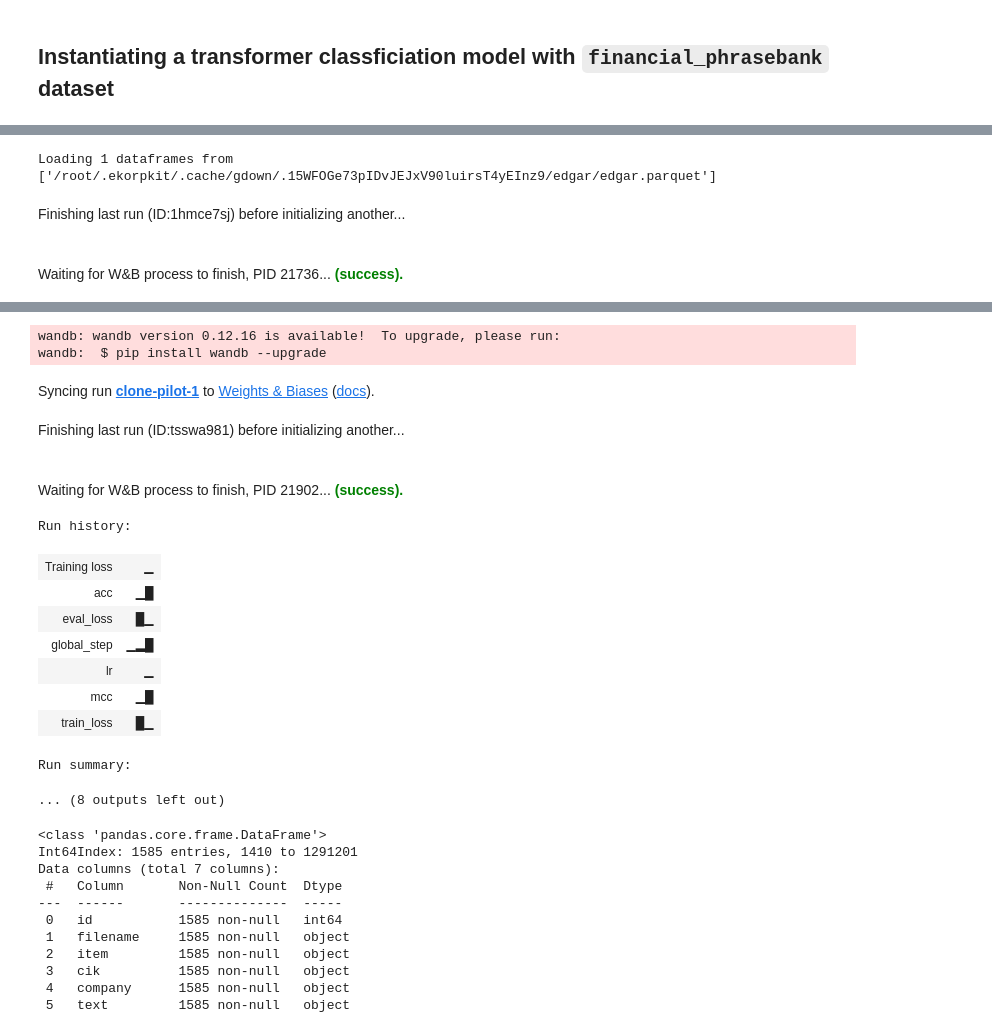
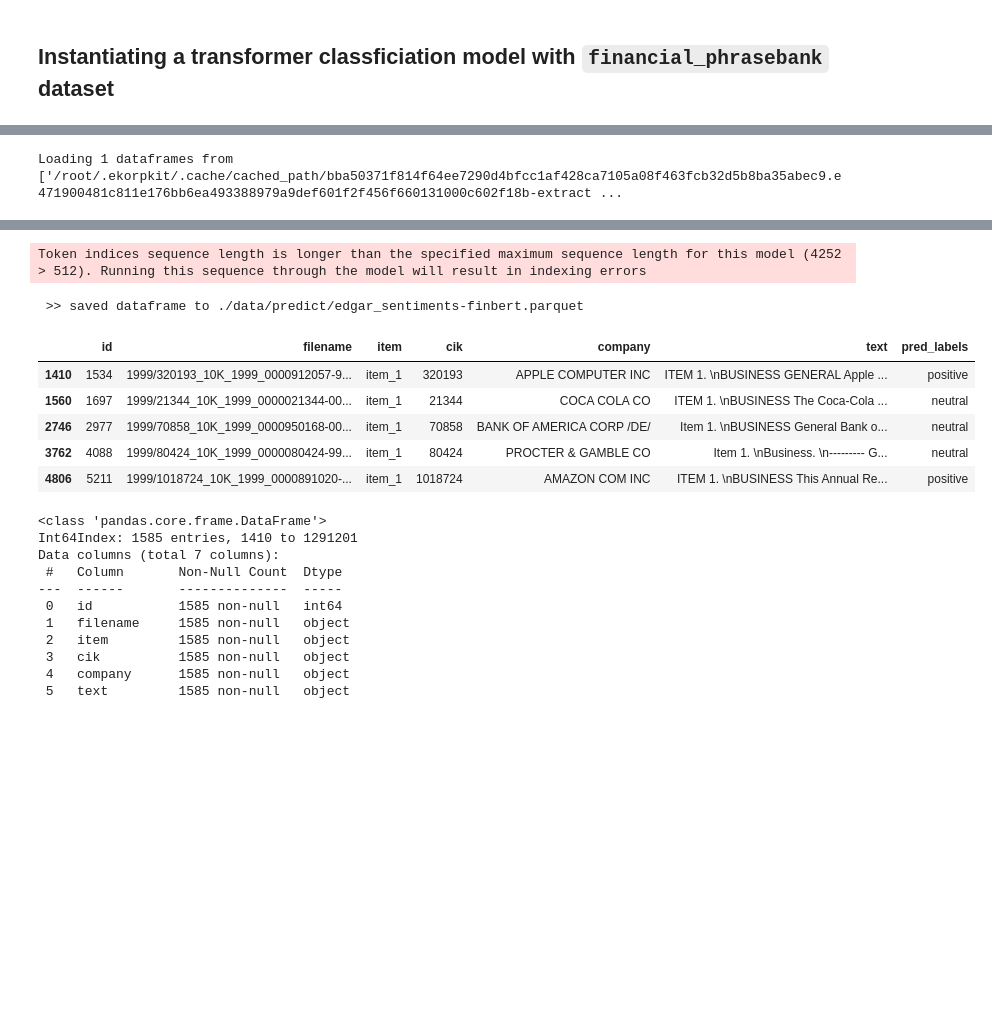
Before and after one commit to entelecheia/ekorpkit-config, a Jupyter notebook: ekorpkit-book/docs/tutorials/sentiment/predict_edgar.ipynb, the cells around one changed output, grey strips where cells are left out. Saved outputs shown, nothing was run; the diff lists cells and outputs as text; code cells hidden in the pictures; blank space fills up the shorter version.

Commit message:
update ekorpkit-book sentiment notebooks

```diff
--- a/ekorpkit-book/docs/tutorials/sentiment/predict_edgar.ipynb
+++ b/ekorpkit-book/docs/tutorials/sentiment/predict_edgar.ipynb
@@ -40,7 +29,6 @@ from ekorpkit import eKonf
 ds_cfg = eKonf.compose(config_group='dataset=dataset')
 ds_cfg.name = 'financial_phrasebank'
 ds_cfg.data_dir = "${cached_path:'gd://15TUjIfQstCYXU82s0pcaxh2QcSWf1zyG:financial_phrasebank.zip',true,false}"
-ds_cfg.use_name_as_subdir = False
 ds = eKonf.instantiate(ds_cfg)
 # %% [markdown]
 ## Compose a config for the LM sentiment analyser class
@@ -135,7 +95,8 @@ Syncing run civilized-senate-14 to Weights & Biases (docs).
 cfg = eKonf.compose(config_group='pipeline=pipeline')
 cfg.verbose = True
 cfg.name = 'edgar_sentiments'
-cfg.data_dir = "${cached_path:'gd://15WFOGe73pIDvJEJxV90luirsT4yEInz9:edgar.zip',true,true}"
+cfg.data_dir = "${cached_path:'https://github.com/entelecheia/ekorpkit-config/raw/main/data/edgar.zip',true,false}"
+cfg.data_dir += "/edgar"
 cfg.data_file = 'edgar.parquet'
 cfg.columns_to_keep = ['id', 'filename', 'item', 'cik', 'company', 'text']
 cfg._pipeline_ = ['predict']
@@ -146,6 +107,4 @@ cfg.num_workers = 1
 df = eKonf.instantiate(cfg)
 df.head()
 # %% [output]
-Loading 1 dataframes from ['/root/.ekorpkit/.cache/gdown/.15WFOGe73pIDvJEJxV90luirsT4yEInz9/edgar/edgar.parquet']
+Loading 1 dataframes from ['/root/.ekorpkit/.cache/cached_path/bba50371f814f64ee7290d4bfcc1af428ca7105a08f463fcb32d5b8ba35abec9.e471900481c811e176bb6ea493388979a9def601f2f456f660131000c602f18b-extract ...
-Finishing last run (ID:1hmce7sj) before initializing another...
-Waiting for W&B process to finish, PID 21736... (success).
@@ -154,18 +111,11 @@ Successfully finished last run (ID:1hmce7sj). Initializing new run:
-wandb: wandb version 0.12.16 is available!  To upgrade, please run:
-wandb:  $ pip install wandb --upgrade
+Token indices sequence length is longer than the specified maximum sequence length for this model (4252 > 512). Running this sequence through the model will result in indexing errors
-Syncing run clone-pilot-1 to Weights & Biases (docs).
-Finishing last run (ID:tsswa981) before initializing another...
-Waiting for W&B process to finish, PID 21902... (success).
-Run history:
+ >> saved dataframe to ./data/predict/edgar_sentiments-finbert.parquet
-| Training loss | ▁ |
-| acc | ▁█ |
-| eval_loss | █▁ |
-| global_step | ▁▂█ |
-| lr | ▁ |
-| mcc | ▁█ |
-| train_loss | █▁ |
+|  | id | filename | item | cik | company | text | pred_labels |
+| 1410 | 1534 | 1999/320193_10K_1999_0000912057-9... | item_1 | 320193 | APPLE COMPUTER INC | ITEM 1. \nBUSINESS GENERAL Apple ... | positive |
+| 1560 | 1697 | 1999/21344_10K_1999_0000021344-00... | item_1 | 21344 | COCA COLA CO | ITEM 1. \nBUSINESS The Coca-Cola ... | neutral |
+| 2746 | 2977 | 1999/70858_10K_1999_0000950168-00... | item_1 | 70858 | BANK OF AMERICA CORP /DE/ | Item 1. \nBUSINESS General Bank o... | neutral |
+| 3762 | 4088 | 1999/80424_10K_1999_0000080424-99... | item_1 | 80424 | PROCTER & GAMBLE CO | Item 1. \nBusiness. \n--------- G... | neutral |
+| 4806 | 5211 | 1999/1018724_10K_1999_0000891020-... | item_1 | 1018724 | AMAZON COM INC | ITEM 1. \nBUSINESS This Annual Re... | positive |
-Run summary:
-... (8 outputs left out)
 # %%
 df.info()
 # %% [output]
```
Also changed, not shown: parts of 6 cells of this notebook, 2 other files.
